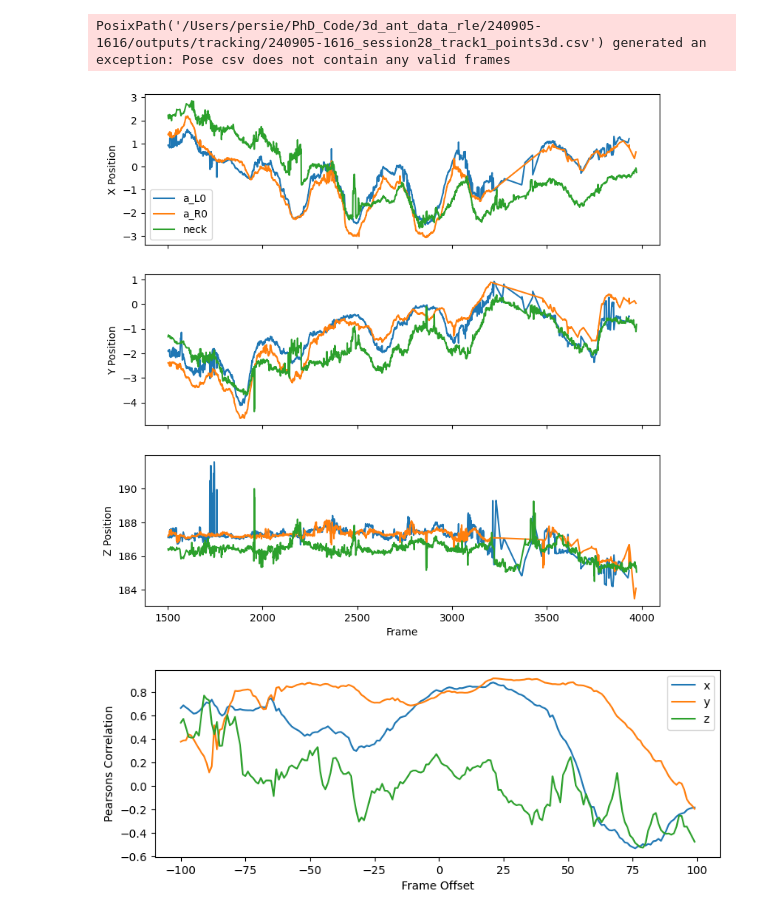
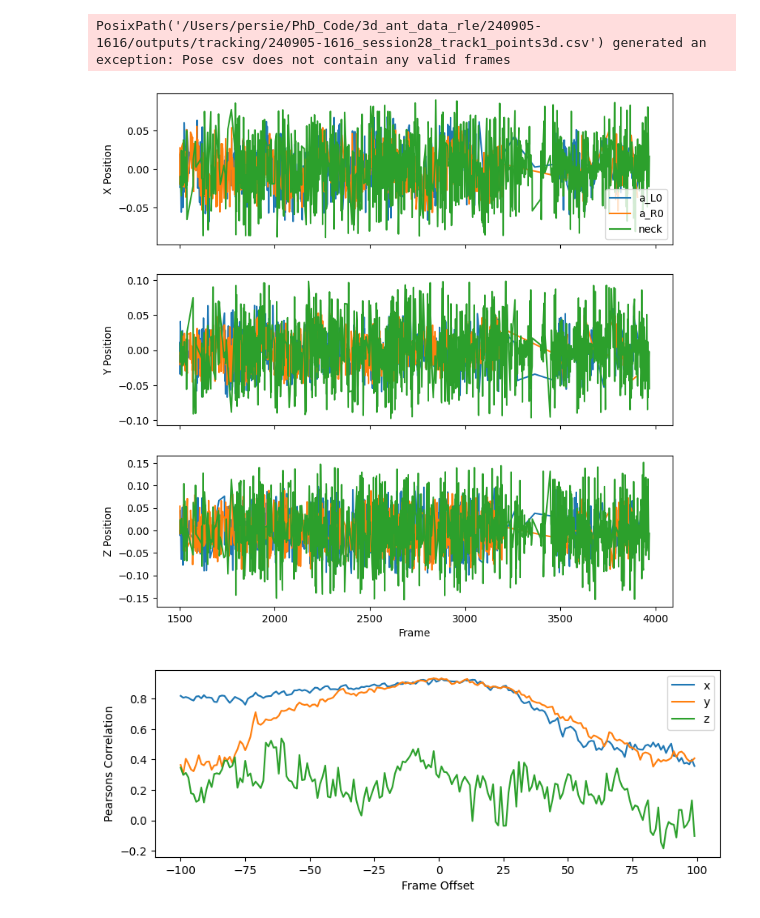
Before and after one commit to prolley-parnell/3d_ant_analysis, a Jupyter notebook: test_box.ipynb, the cells around one changed output. Cells and saved outputs as stored; diff of their text form; code cells hidden in the pictures.

Commit message:
Write code for removing outliers

```diff
--- a/test_box.ipynb
+++ b/test_box.ipynb
@@ -32,15 +34,16 @@ g.visualise_bounding_box()
 from src.visual_widget import MultiViewer
 V = MultiViewer(t.animal_list, t.obj_list, 0, axis=g.tform, fps=30, hold_window=20)
 # %%
-from scripts.tools.x_y_z_plot import KPPosition, KPVelocityXYZ, KPAccXYZ, KPDisplaceMag, KPVelocityMag, KPAccelerationMag
+from scripts.tools.x_y_z_plot import KPPositionXYZ, KPVelocityXYZ, KPAccXYZ, KPDisplaceMag, KPVelocityMag, \
+    KPAccelerationMag, KPDisplaceXYZ
 
-
-KP = KPPosition(t.animal_list.animals[15], node=['a_L0', 'a_R0', 'neck'])
+# KP = KPPosition(t.animal_list.animals[15], node=['a_L0', 'a_R0', 'neck'])
+KP = KPDisplaceXYZ(t.animal_list.animal('track27'), node=['a_L0', 'a_R0', 'neck'], filter_for_outlier=True)
 # %% [output]
-[figure, old version]
+[figure, new version]
 # %%
 from scripts.tools.time_correlation import CorrelationPlot
 
-plo = CorrelationPlot(t.animal_list.animals[15], 'a_R2', 'm_R1', (-100,100), frame_range=(2200,3000))
+plo = CorrelationPlot(t.animal_list.animal('track27'), 'a_R2', 'm_R1', (-100,100))
 # %% [output]
-[figure, old version]
+[figure, new version]
```
Also changed, not shown: parts of 1 cell of this notebook, 4 other files.
